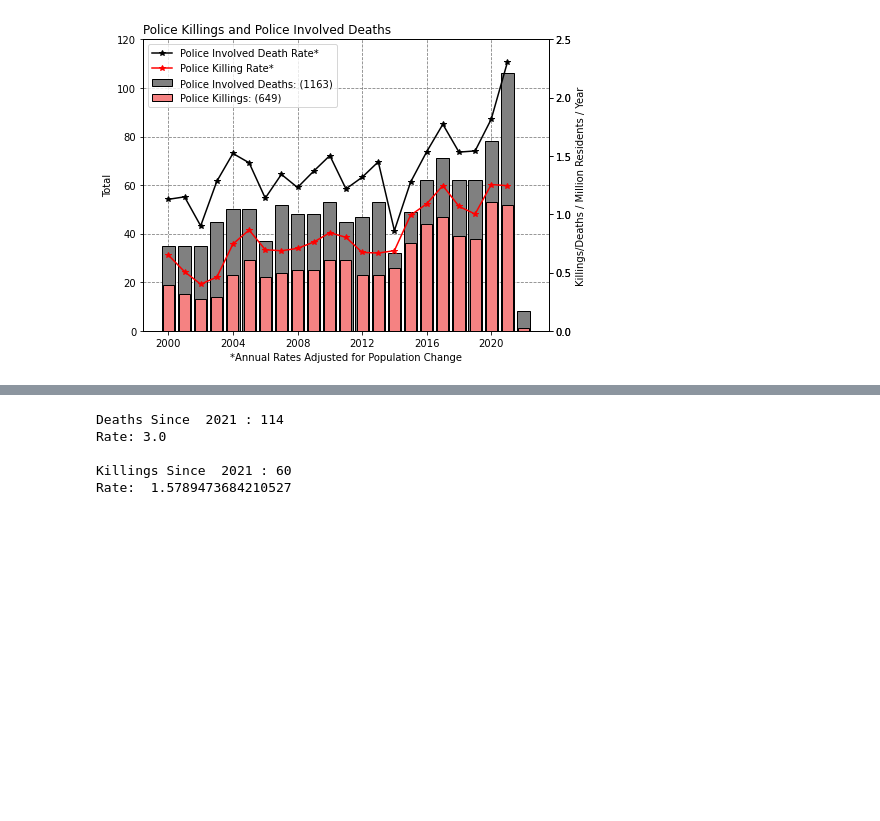
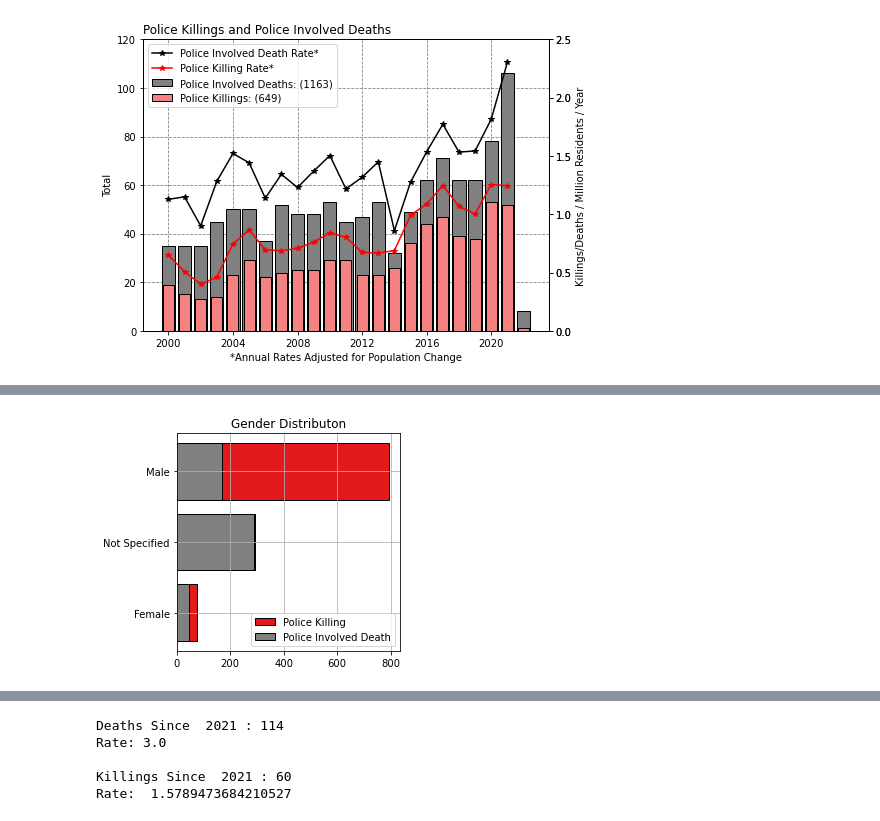
Before and after one commit to Police-Involved-Deaths-CA/Data, a Jupyter notebook: Data_Overview.ipynb, the cells around one changed output, grey strips where cells are left out. Drawn from its saved outputs; the diff is of its cells as text; code cells hidden in the pictures; blank space fills up the shorter version.

```diff
--- a/Data_Overview.ipynb
+++ b/Data_Overview.ipynb
@@ -578,16 +584,28 @@ plt.savefig('docs/images/Race.png',dpi=400)
 # %%
 # PID.groupby('first_name').count()['INDEX']
 Final_Data['gender']=Final_Data['gender'].replace({'Trans Female':'Female'})
 B = Final_Data.groupby('gender').count()['INDEX'].sort_values()[-10:]
 
-fig,ax=plt.subplots()
-ax.barh(B.index,B,color='#e31a1c',edgecolor='k')
+fig,ax=plt.subplots(1,figsize=(4,4))
+ax.barh(B.index,B,color='#e31a1c',edgecolor='k',label='Police Killing')
 ax.grid()
+ax.set_title('Gender Distributon')
 # plt.tight_layout()
-ax.set_title('Gender Distributon')
-plt.tight_layout()
+
+
+B = Final_Data.loc[Final_Data['Type']=='Police Involved Death'].groupby('gender').count()['INDEX'].sort_values()[-10:]
+
+# # fig,ax=plt.subplots(2,figsize=(6,6))
+ax.barh(B.index,B,color='grey',edgecolor='k',label='Police Involved Death')
+# ax[1].grid()
+# ax[1].set_title('Gender Distributon')
+# plt.tight_layout()
+
+ax.legend()
 
 plt.savefig('docs/images/Gender.png',dpi=400)
+# %% [output]
+[figure, added]
 # %%
 # PID.groupby('first_name').count()['INDEX']
 Final_Data['gender']=Final_Data['gender'].replace({'Trans Female':'Female'})
```
Also changed, not shown: parts of 8 cells of this notebook, 10 other files.
